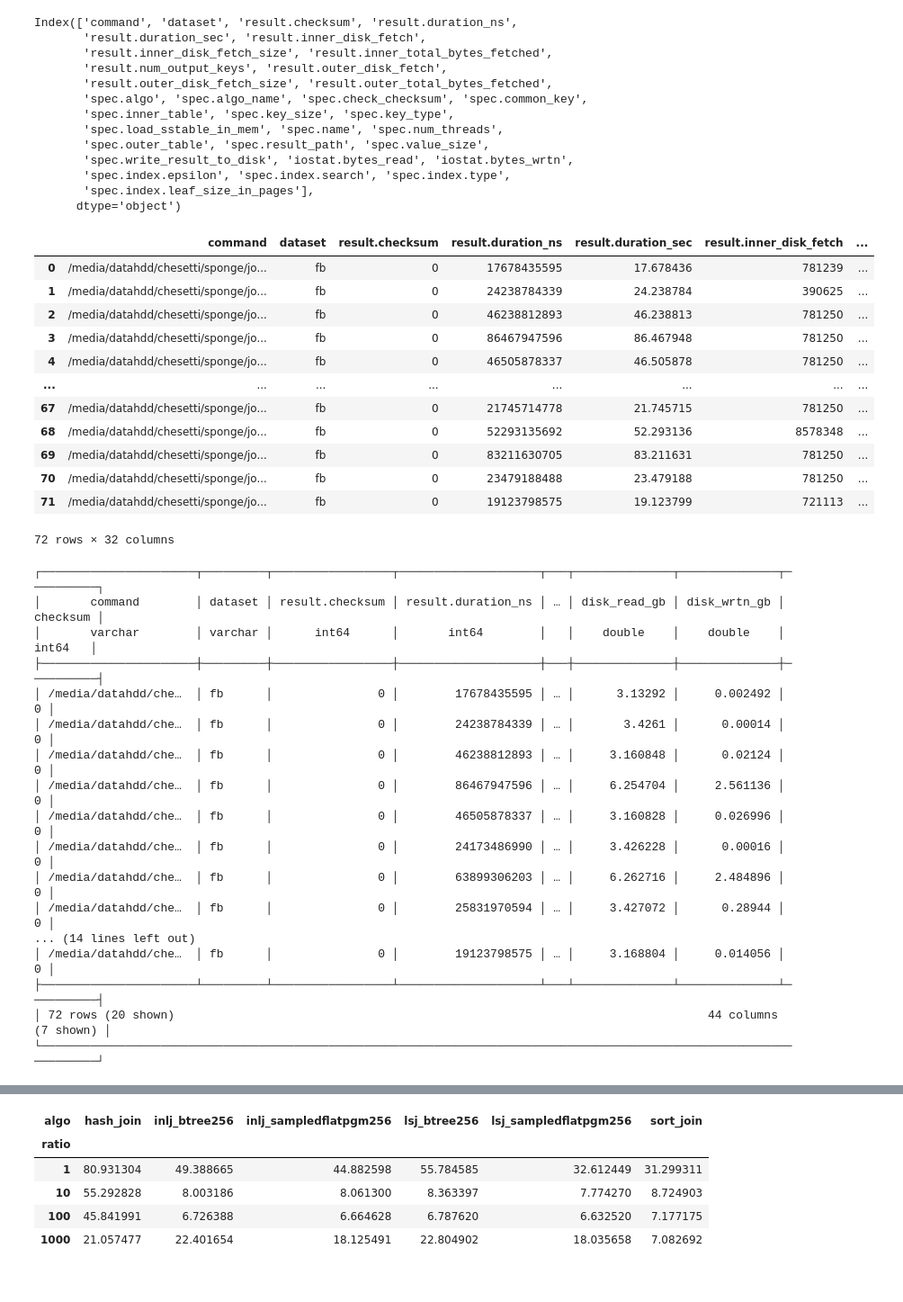
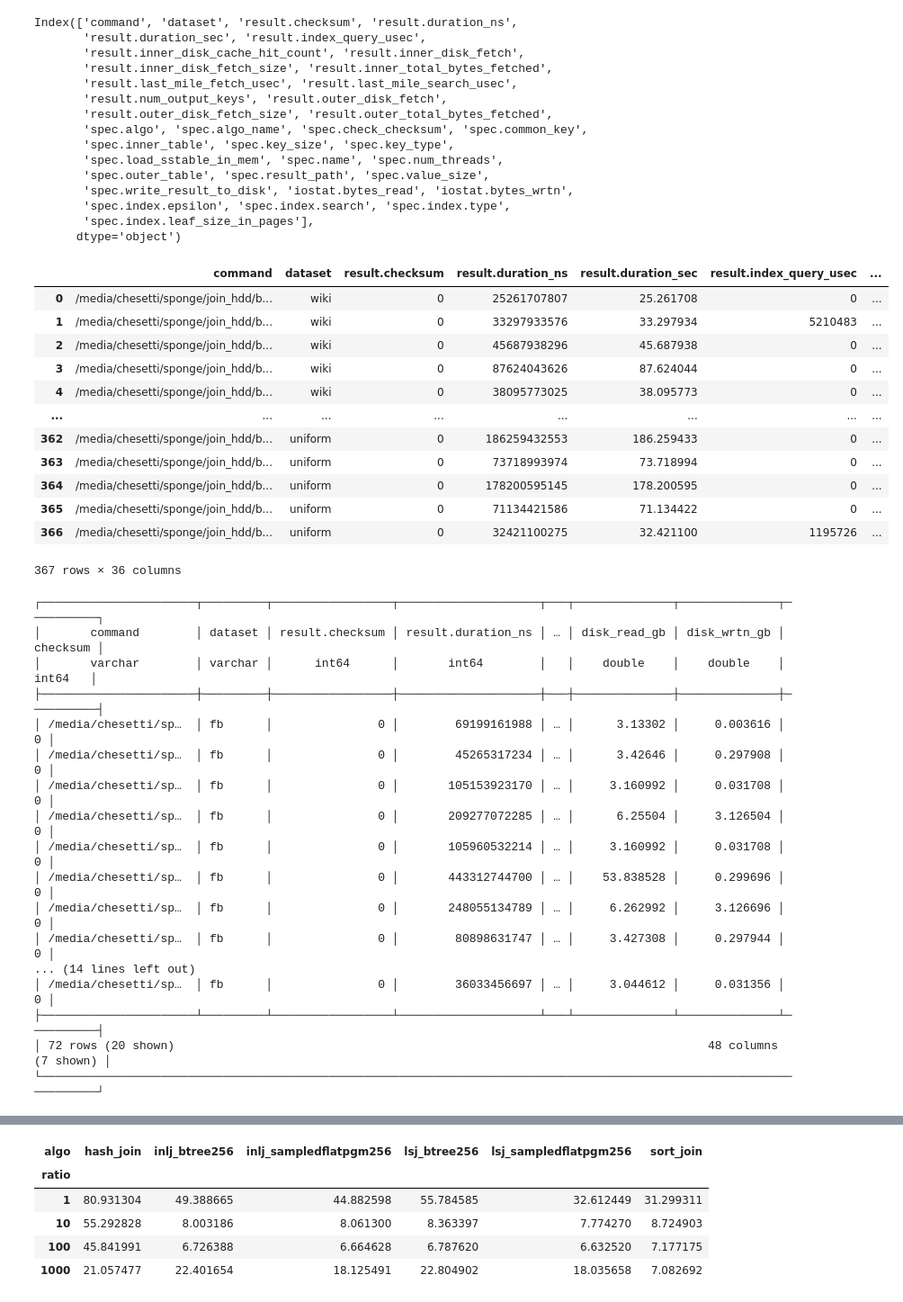
Before and after one commit to saltsystemslab/LearnedJoinDiskExp, a Jupyter notebook: experiments/join/report_hdd.ipynb, the cells around one changed output, grey strips where cells are left out. Shown: that part at 90% size. Saved outputs shown, nothing was run; the diff lists cells and outputs as text; code cells hidden in the pictures.

```diff
--- a/experiments/join/report_hdd.ipynb
+++ b/experiments/join/report_hdd.ipynb
@@ -10,7 +10,7 @@ def get_dataset_from_testcase(run):
     return run.split('_')[0]
 
 dirs = [
-    '/media/datahdd/chesetti/sponge/join_hdd'
+    '/media/chesetti/sponge/join_hdd'
 ]
 runs = []
 for dir in dirs:
@@ -18,47 +18,49 @@ for dir in dirs:
     if test_case == 'build':
         continue
     for run_name in os.listdir(os.path.join(dir, test_case, 'outputs', 'results')):
         if (run_name=="run"):
            continue
         json_file = builtins.open(os.path.join(dir, test_case, 'outputs', 'results',  run_name))
         run = (json.load(json_file))
         run['dataset'] = get_dataset_from_testcase(test_case)
         runs.append(run)
     for run_name in os.listdir(os.path.join(dir, test_case, 'outputs', 'results', 'run')):
         json_file = builtins.open(os.path.join(dir, test_case, 'outputs', 'results', 'run', run_name))
         run = (json.load(json_file))
         run['dataset'] = get_dataset_from_testcase(test_case)
         runs.append(run)
 df = pd.json_normalize(runs)
 print(df.columns)
 display(df)
 # %% [output]
 Index(['command', 'dataset', 'result.checksum', 'result.duration_ns',
-       'result.duration_sec', 'result.inner_disk_fetch',
+       'result.duration_sec', 'result.index_query_usec',
+       'result.inner_disk_cache_hit_count', 'result.inner_disk_fetch',
        'result.inner_disk_fetch_size', 'result.inner_total_bytes_fetched',
+       'result.last_mile_fetch_usec', 'result.last_mile_search_usec',
        'result.num_output_keys', 'result.outer_disk_fetch',
        'result.outer_disk_fetch_size', 'result.outer_total_bytes_fetched',
        'spec.algo', 'spec.algo_name', 'spec.check_checksum', 'spec.common_key',
        'spec.inner_table', 'spec.key_size', 'spec.key_type',
        'spec.load_sstable_in_mem', 'spec.name', 'spec.num_threads',
        'spec.outer_table', 'spec.result_path', 'spec.value_size',
        'spec.write_result_to_disk', 'iostat.bytes_read', 'iostat.bytes_wrtn',
        'spec.index.epsilon', 'spec.index.search', 'spec.index.type',
        'spec.index.leaf_size_in_pages'],
       dtype='object')
-|  | command | dataset | result.checksum | result.duration_ns | result.duration_sec | result.inner_disk_fetch | ... |
-| 0 | /media/datahdd/chesetti/sponge/jo... | fb | 0 | 17678435595 | 17.678436 | 781239 | ... |
-| 1 | /media/datahdd/chesetti/sponge/jo... | fb | 0 | 24238784339 | 24.238784 | 390625 | ... |
-| 2 | /media/datahdd/chesetti/sponge/jo... | fb | 0 | 46238812893 | 46.238813 | 781250 | ... |
-| 3 | /media/datahdd/chesetti/sponge/jo... | fb | 0 | 86467947596 | 86.467948 | 781250 | ... |
-| 4 | /media/datahdd/chesetti/sponge/jo... | fb | 0 | 46505878337 | 46.505878 | 781250 | ... |
+|  | command | dataset | result.checksum | result.duration_ns | result.duration_sec | result.index_query_usec | ... |
+| 0 | /media/chesetti/sponge/join_hdd/b... | wiki | 0 | 25261707807 | 25.261708 | 0 | ... |
+| 1 | /media/chesetti/sponge/join_hdd/b... | wiki | 0 | 33297933576 | 33.297934 | 5210483 | ... |
+| 2 | /media/chesetti/sponge/join_hdd/b... | wiki | 0 | 45687938296 | 45.687938 | 0 | ... |
+| 3 | /media/chesetti/sponge/join_hdd/b... | wiki | 0 | 87624043626 | 87.624044 | 0 | ... |
+| 4 | /media/chesetti/sponge/join_hdd/b... | wiki | 0 | 38095773025 | 38.095773 | 0 | ... |
 | ... | ... | ... | ... | ... | ... | ... | ... |
-| 67 | /media/datahdd/chesetti/sponge/jo... | fb | 0 | 21745714778 | 21.745715 | 781250 | ... |
-| 68 | /media/datahdd/chesetti/sponge/jo... | fb | 0 | 52293135692 | 52.293136 | 8578348 | ... |
-| 69 | /media/datahdd/chesetti/sponge/jo... | fb | 0 | 83211630705 | 83.211631 | 781250 | ... |
-| 70 | /media/datahdd/chesetti/sponge/jo... | fb | 0 | 23479188488 | 23.479188 | 781250 | ... |
-| 71 | /media/datahdd/chesetti/sponge/jo... | fb | 0 | 19123798575 | 19.123799 | 721113 | ... |
+| 362 | /media/chesetti/sponge/join_hdd/b... | uniform | 0 | 186259432553 | 186.259433 | 0 | ... |
+| 363 | /media/chesetti/sponge/join_hdd/b... | uniform | 0 | 73718993974 | 73.718994 | 0 | ... |
+| 364 | /media/chesetti/sponge/join_hdd/b... | uniform | 0 | 178200595145 | 178.200595 | 0 | ... |
+| 365 | /media/chesetti/sponge/join_hdd/b... | uniform | 0 | 71134421586 | 71.134422 | 0 | ... |
+| 366 | /media/chesetti/sponge/join_hdd/b... | uniform | 0 | 32421100275 | 32.421100 | 1195726 | ... |
-72 rows × 32 columns
+367 rows × 36 columns
 # %%
 
 epsilon = {
@@ -107,18 +109,18 @@ duckdb.sql("SELECT * FROM df WHERE dataset='fb'")
 │       command        │ dataset │ result.checksum │ result.duration_ns │ … │ disk_read_gb │ disk_wrtn_gb │ checksum │
 │       varchar        │ varchar │      int64      │       int64        │   │    double    │    double    │  int64   │
 ├──────────────────────┼─────────┼─────────────────┼────────────────────┼───┼──────────────┼──────────────┼──────────┤
-│ /media/datahdd/che…  │ fb      │               0 │        17678435595 │ … │      3.13292 │     0.002492 │        0 │
-│ /media/datahdd/che…  │ fb      │               0 │        24238784339 │ … │       3.4261 │      0.00014 │        0 │
-│ /media/datahdd/che…  │ fb      │               0 │        46238812893 │ … │     3.160848 │      0.02124 │        0 │
-│ /media/datahdd/che…  │ fb      │               0 │        86467947596 │ … │     6.254704 │     2.561136 │        0 │
-│ /media/datahdd/che…  │ fb      │               0 │        46505878337 │ … │     3.160828 │     0.026996 │        0 │
-│ /media/datahdd/che…  │ fb      │               0 │        24173486990 │ … │     3.426228 │      0.00016 │        0 │
-│ /media/datahdd/che…  │ fb      │               0 │        63899306203 │ … │     6.262716 │     2.484896 │        0 │
-│ /media/datahdd/che…  │ fb      │               0 │        25831970594 │ … │     3.427072 │      0.28944 │        0 │
+│ /media/chesetti/sp…  │ fb      │               0 │        69199161988 │ … │      3.13302 │     0.003616 │        0 │
+│ /media/chesetti/sp…  │ fb      │               0 │        45265317234 │ … │      3.42646 │     0.297908 │        0 │
+│ /media/chesetti/sp…  │ fb      │               0 │       105153923170 │ … │     3.160992 │     0.031708 │        0 │
+│ /media/chesetti/sp…  │ fb      │               0 │       209277072285 │ … │      6.25504 │     3.126504 │        0 │
+│ /media/chesetti/sp…  │ fb      │               0 │       105960532214 │ … │     3.160992 │     0.031708 │        0 │
+│ /media/chesetti/sp…  │ fb      │               0 │       443312744700 │ … │    53.838528 │     0.299696 │        0 │
+│ /media/chesetti/sp…  │ fb      │               0 │       248055134789 │ … │     6.262992 │     3.126696 │        0 │
+│ /media/chesetti/sp…  │ fb      │               0 │        80898631747 │ … │     3.427308 │     0.297944 │        0 │
 ... (14 lines left out)
-│ /media/datahdd/che…  │ fb      │               0 │        19123798575 │ … │     3.168804 │     0.014056 │        0 │
+│ /media/chesetti/sp…  │ fb      │               0 │        36033456697 │ … │     3.044612 │     0.031356 │        0 │
 ├──────────────────────┴─────────┴─────────────────┴────────────────────┴───┴──────────────┴──────────────┴──────────┤
-│ 72 rows (20 shown)                                                                            44 columns (7 shown) │
+│ 72 rows (20 shown)                                                                            48 columns (7 shown) │
 └────────────────────────────────────────────────────────────────────────────────────────────────────────────────────┘
 # %%
 def print_for_dataset(dataset, algos):
```
Also changed, not shown: parts of 1 cell of this notebook, 4 other files.
